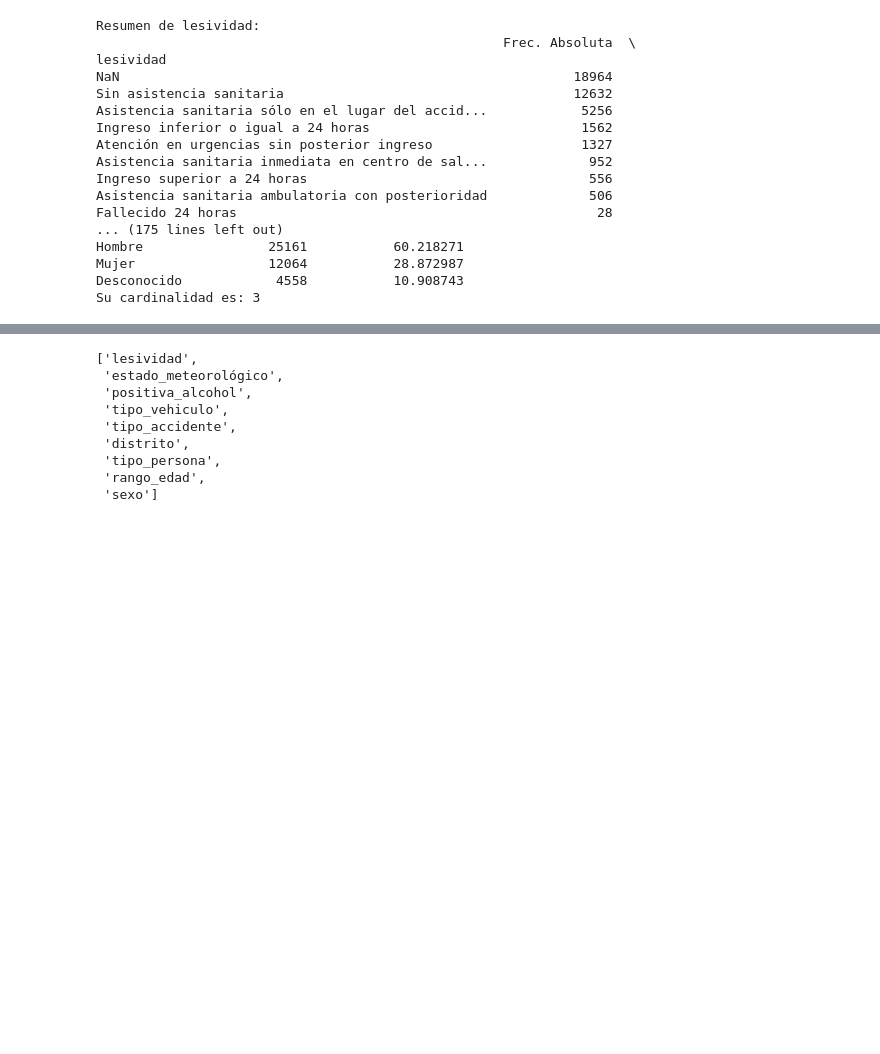
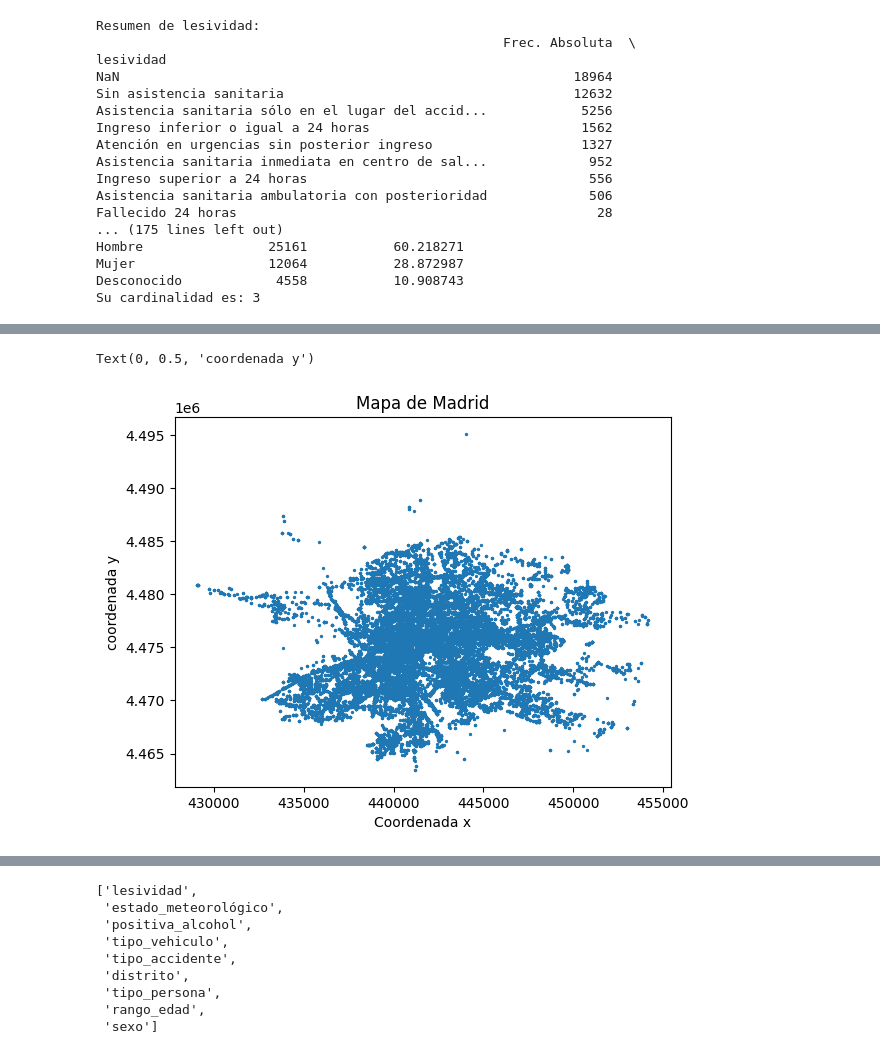
Before and after one commit to AQuindimil/DS-Online_AQR, a Jupyter notebook: Project_Break_I_EDA/EDA_Accidentes_2021.ipynb, the cells around one changed output, grey strips where cells are left out. Drawn from its saved outputs; the diff is of its cells as text; code cells hidden in the pictures; blank space fills up the shorter version.

```diff
--- a/Project_Break_I_EDA/EDA_Accidentes_2021.ipynb
+++ b/Project_Break_I_EDA/EDA_Accidentes_2021.ipynb
@@ -176,0 +212,8 @@ df_21.head(5)
+# %%
+plt.scatter(df_21.coordenada_x_utm, df_21.coordenada_y_utm, s=2)
+plt.title("Mapa de Madrid")
+plt.xlabel("Coordenada x")
+plt.ylabel("coordenada y")
+# %% [output]
+Text(0, 0.5, 'coordenada y')
+[figure, added]
```
Also changed, not shown: parts of 28 cells of this notebook, 2 other files.
